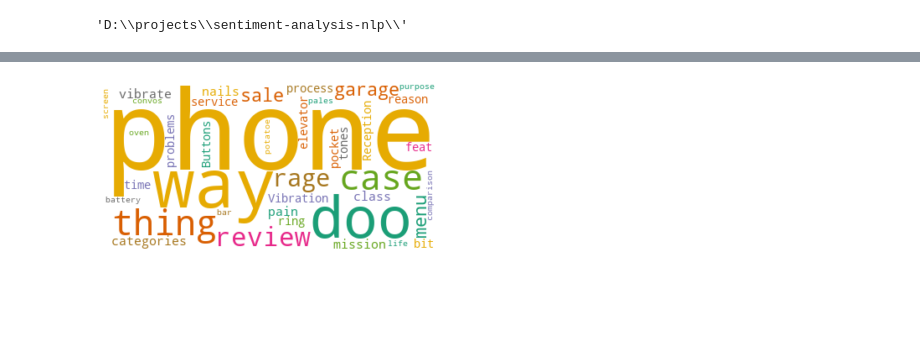
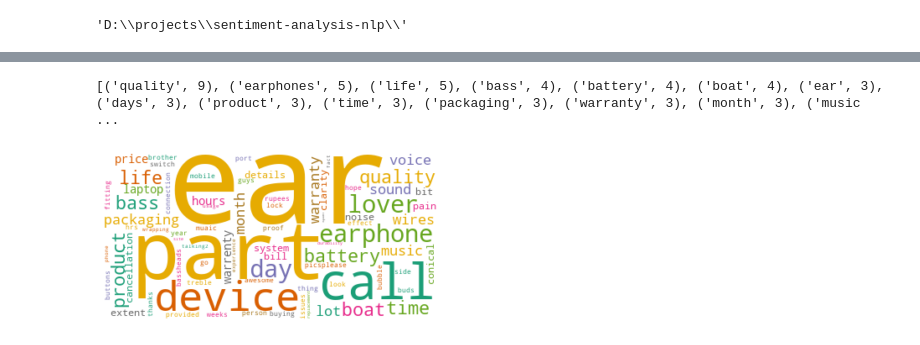
Before and after one commit to A-Nikhil/Sentiment-Analysis-of-Reviews, a Jupyter notebook: product_addOns.ipynb, the cells around one changed output, grey strips where cells are left out. Cells and saved outputs as stored; diff of their text form; code cells hidden in the pictures; blank space fills up the shorter version.

Commit message:
ProductReviews working good

```diff
--- a/product_addOns.ipynb
+++ b/product_addOns.ipynb
@@ -22,9 +22,12 @@ stop_words=["i", "me", "my", "myself", "we", "our", "ours", "ourselves", "you",
             "few", "more", "most", "other", "some", "such", "no", "nor", "not", "only", "own", "same", "so", "than",
             "too", "very", "s", "t", "can", "will", "just", "don", "should", "now"]
 # %%
-# Read the data
-file = basePath + "datasets\\csv_reviews\\amazon_reviews.csv"
-data_as_var = pd.read_csv(file)
-contents = data_as_var["body"]
+## Read the data
+# phone_reviews = basePath + "datasets\\csv_reviews\\amazon_reviews.csv"
+# column = "body"
+earphone_reviews = basePath + "datasets\\csv_reviews\\AllProductReviews.csv"
+column = "ReviewBody"
+data_as_var = pd.read_csv(earphone_reviews)
+contents = data_as_var[column]
 print(contents[0:10])
 # %% [output]
@@ -94,16 +45,46 @@ dtype: object
+# %%
+nlp = spacy.load("en_core_web_sm")
+
+keyword_map = dict()
+
+def keyword_test1(reviews):
+    for review in reviews:
+        doc = nlp(review)
+        for token in doc:
+            if token.pos_ == "NOUN" and token.text.lower() not in stop_words:
+                if len(token.text) > 1:
+                    text = token.text.lower()
+                else:
+                    text = token.text
+                if text in keyword_map:
+                    keyword_map[text] = keyword_map[text] + 1
+                else:
+                    keyword_map[text] = 1
+    return keyword_map
+
+keyword_list_sorted = keyword_test1(contents[0:10])
+keyword_list_sorted = sorted(keyword_list_sorted.items(),
+                             key=lambda item: item[1], reverse=True)
+print(keyword_list_sorted[0:30])
+# %% [output]
+[('quality', 9), ('earphones', 5), ('life', 5), ('bass', 4), ('battery', 4), ('boat', 4), ('ear', 3), ('days', 3), ('product', 3), ('time', 3), ('packaging', 3), ('warranty', 3), ('month', 3), ('music ...
 # %%
 from wordcloud import WordCloud
 import matplotlib.pyplot as plt
+
+keyword_list = []
+for x in keyword_list_sorted:
+    keyword_list.append(x[0])
 
 wc = WordCloud(background_color="white",
                colormap="Dark2",
                max_font_size=150,
                random_state=42)
 
 wc.generate(" ".join(keyword_list))
 
 plt.imshow(wc, interpolation="bilinear")
 plt.axis("off")
 plt.show()
 # %% [output]
-[figure, old version]
+[figure, new version]
```
Also changed, not shown: parts of 4 cells of this notebook.
